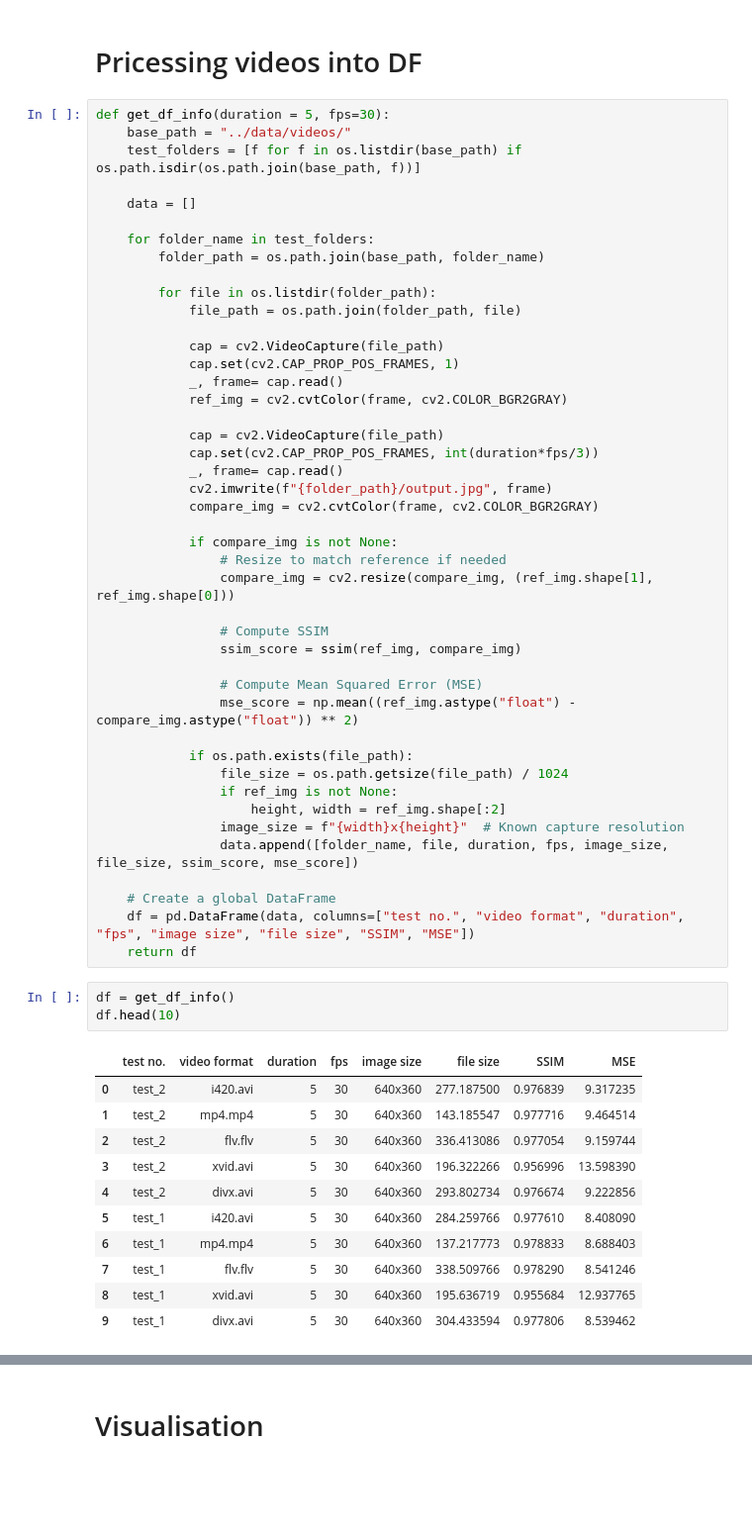
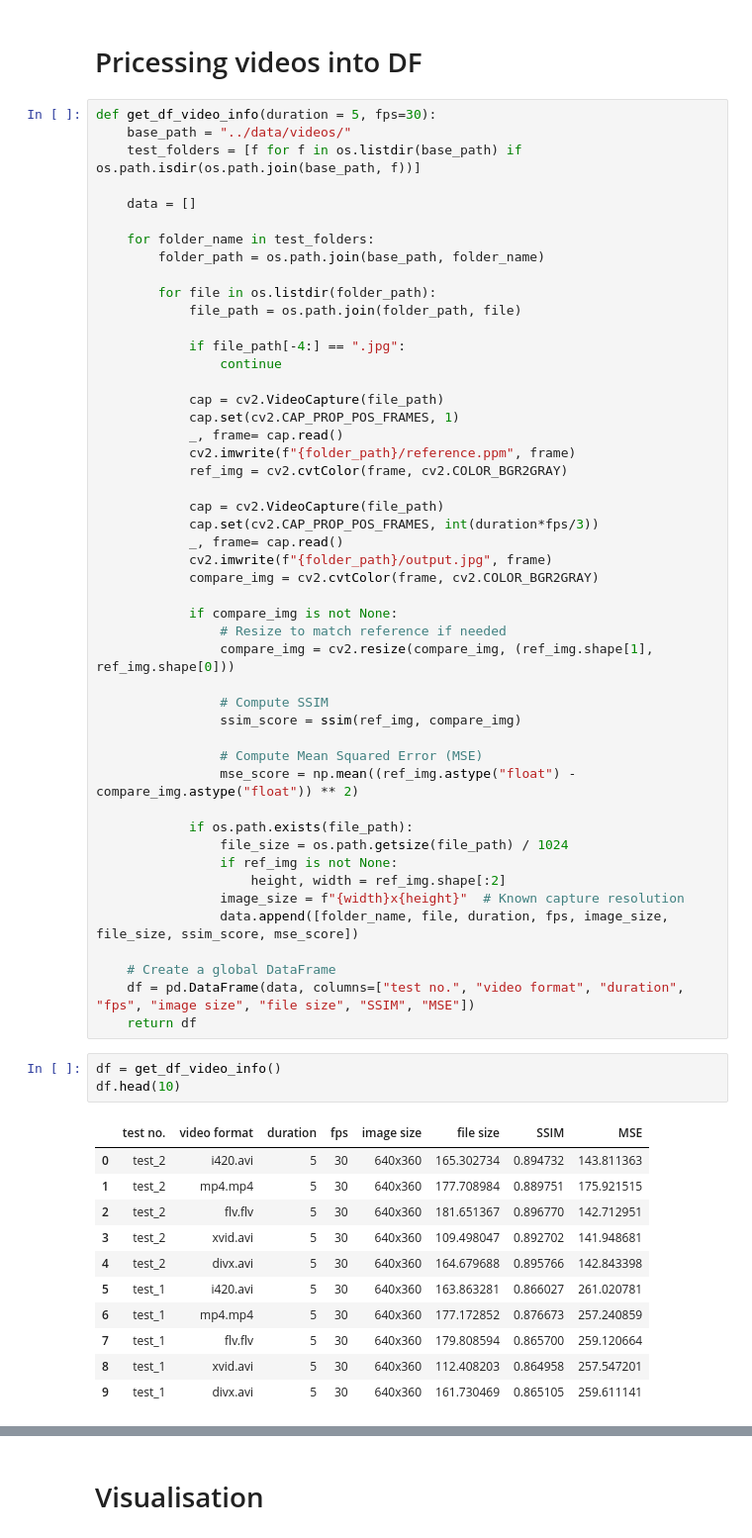
Before and after one commit to WellKnownDedication/video-and-image-proccessing, a Jupyter notebook: src/Video Processing.ipynb, the cells around one changed output, grey strips where cells are left out. Shown at 99% size. Saved outputs shown, nothing was run; the diff lists cells and outputs as text; blank space fills up the shorter version.

Commit message:
Finished Video Processing

```diff
--- a/src/Video Processing.ipynb
+++ b/src/Video Processing.ipynb
@@ -86,7 +86,7 @@ frame=  149 fps=0.0 q=11.0 Lsize=     196KiB time=00:00:05.00 bitrate= 321.7kbit
 # %% [markdown]
 # Pricessing videos into DF
 # %%
-def get_df_info(duration = 5, fps=30):
+def get_df_video_info(duration = 5, fps=30):
     base_path = "../data/videos/"
     test_folders = [f for f in os.listdir(base_path) if os.path.isdir(os.path.join(base_path, f))]
 
@@ -98,9 +98,13 @@ def get_df_info(duration = 5, fps=30):
         for file in os.listdir(folder_path):
             file_path = os.path.join(folder_path, file)
 
+            if file_path[-4:] == ".jpg":
+                continue
+
             cap = cv2.VideoCapture(file_path)
             cap.set(cv2.CAP_PROP_POS_FRAMES, 1)
             _, frame= cap.read()
+            cv2.imwrite(f"{folder_path}/reference.ppm", frame)
             ref_img = cv2.cvtColor(frame, cv2.COLOR_BGR2GRAY)
 
             cap = cv2.VideoCapture(file_path)
@@ -130,17 +134,17 @@ def get_df_info(duration = 5, fps=30):
     df = pd.DataFrame(data, columns=["test no.", "video format", "duration", "fps", "image size", "file size", "SSIM", "MSE"])
     return df
 # %%
-df = get_df_info()
+df = get_df_video_info()
 df.head(10)
 # %% [output]
 |  | test no. | video format | duration | fps | image size | file size | SSIM | MSE |
-| 0 | test_2 | i420.avi | 5 | 30 | 640x360 | 277.187500 | 0.976839 | 9.317235 |
-| 1 | test_2 | mp4.mp4 | 5 | 30 | 640x360 | 143.185547 | 0.977716 | 9.464514 |
-| 2 | test_2 | flv.flv | 5 | 30 | 640x360 | 336.413086 | 0.977054 | 9.159744 |
-| 3 | test_2 | xvid.avi | 5 | 30 | 640x360 | 196.322266 | 0.956996 | 13.598390 |
-| 4 | test_2 | divx.avi | 5 | 30 | 640x360 | 293.802734 | 0.976674 | 9.222856 |
-| 5 | test_1 | i420.avi | 5 | 30 | 640x360 | 284.259766 | 0.977610 | 8.408090 |
-| 6 | test_1 | mp4.mp4 | 5 | 30 | 640x360 | 137.217773 | 0.978833 | 8.688403 |
-| 7 | test_1 | flv.flv | 5 | 30 | 640x360 | 338.509766 | 0.978290 | 8.541246 |
-| 8 | test_1 | xvid.avi | 5 | 30 | 640x360 | 195.636719 | 0.955684 | 12.937765 |
-| 9 | test_1 | divx.avi | 5 | 30 | 640x360 | 304.433594 | 0.977806 | 8.539462 |
+| 0 | test_2 | i420.avi | 5 | 30 | 640x360 | 165.302734 | 0.894732 | 143.811363 |
+| 1 | test_2 | mp4.mp4 | 5 | 30 | 640x360 | 177.708984 | 0.889751 | 175.921515 |
+| 2 | test_2 | flv.flv | 5 | 30 | 640x360 | 181.651367 | 0.896770 | 142.712951 |
+| 3 | test_2 | xvid.avi | 5 | 30 | 640x360 | 109.498047 | 0.892702 | 141.948681 |
+| 4 | test_2 | divx.avi | 5 | 30 | 640x360 | 164.679688 | 0.895766 | 142.843398 |
+| 5 | test_1 | i420.avi | 5 | 30 | 640x360 | 163.863281 | 0.866027 | 261.020781 |
+| 6 | test_1 | mp4.mp4 | 5 | 30 | 640x360 | 177.172852 | 0.876673 | 257.240859 |
+| 7 | test_1 | flv.flv | 5 | 30 | 640x360 | 179.808594 | 0.865700 | 259.120664 |
+| 8 | test_1 | xvid.avi | 5 | 30 | 640x360 | 112.408203 | 0.864958 | 257.547201 |
+| 9 | test_1 | divx.avi | 5 | 30 | 640x360 | 161.730469 | 0.865105 | 259.611141 |
```
Also changed, not shown: parts of 5 cells of this notebook, 2 other files.
